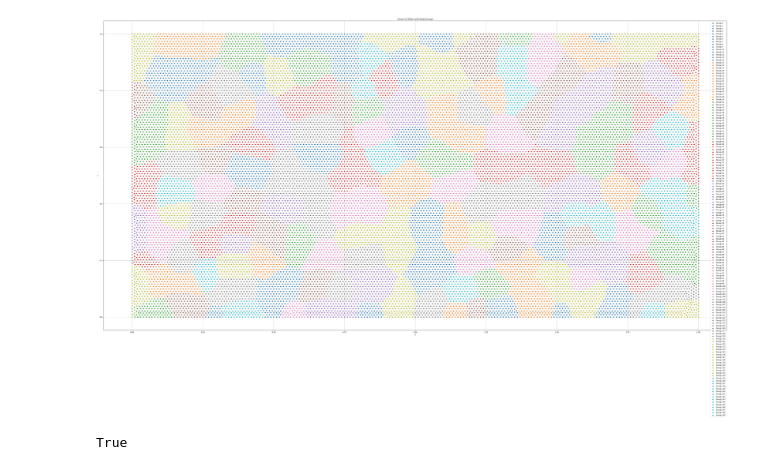
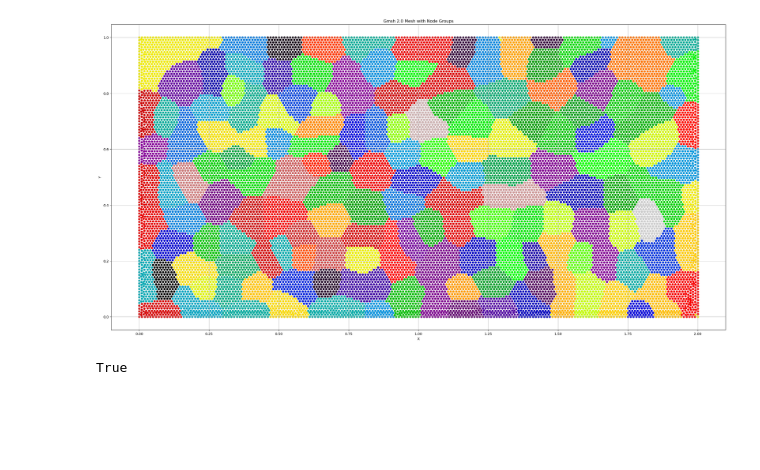
Before and after one commit to pentaery/GPU-Precond, a Jupyter notebook: visual.ipynb, the cells around one changed output. Saved outputs shown, nothing was run; the diff lists cells and outputs as text; code cells hidden in the pictures; blank space fills up the shorter version.

```diff
--- a/visual.ipynb
+++ b/visual.ipynb
@@ -15,39 +15,39 @@ if triangles is None:
     raise ValueError("文件中没有三角形元素，请检查网格类型")
 
 # 读取分组文件
-group_file = "clustering.txt"  # 替换为你的分组文件名
+group_file = "build/src/graph/clustering.txt"  # 替换为你的分组文件名
 groups = []
 with open(group_file, "r") as f:
     for line in f:
         groups.append(int(line.strip()))  # 假设每行是一个整数
 
 # 检查节点数量是否匹配
 if len(groups) != len(points):
     raise ValueError(f"分组文件中的节点数 ({len(groups)}) 与 .msh 文件中的节点数 ({len(points)}) 不匹配")
 
 # 可视化
-plt.figure(figsize=(64, 32))
+plt.figure(figsize=(32, 16))
 
 # 绘制网格
 plt.triplot(x, y, triangles, color='gray', linewidth=0.5, alpha=0.5)
 
 # 按组别绘制节点，使用不同颜色
 unique_groups = np.unique(groups)  # 获取所有唯一的组别
-colors = plt.cm.get_cmap('tab10', len(unique_groups))  # 使用 tab10 颜色方案
+colors = plt.cm.get_cmap('nipy_spectral', len(unique_groups))  # 使用 tab10 颜色方案
 for i, group in enumerate(unique_groups):
     mask = np.array(groups) == group  # 选择属于当前组的节点
     plt.scatter(x[mask], y[mask], c=[colors(i)], label=f"Group {group}", s=30)
 
 # 添加图例和装饰
 plt.title("Gmsh 2.0 Mesh with Node Groups")
 plt.xlabel("X")
 plt.ylabel("Y")
-plt.legend()
+# plt.legend()
 plt.axis('equal')  # 保持纵横比一致
 plt.grid(True)
 plt.show()
 # %% [output]
-[figure, old version]
+[figure, new version]
 # %%
 import os
 print(os.path.exists("data/rect"))
```
Also changed, not shown: 8 other files.
